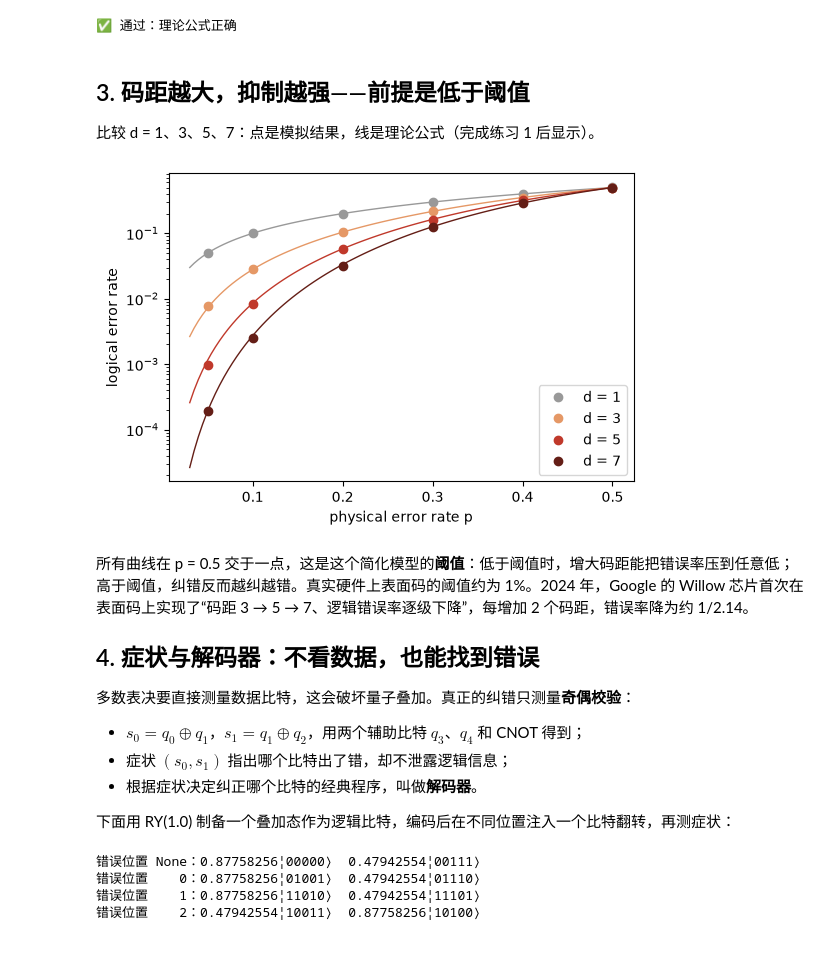
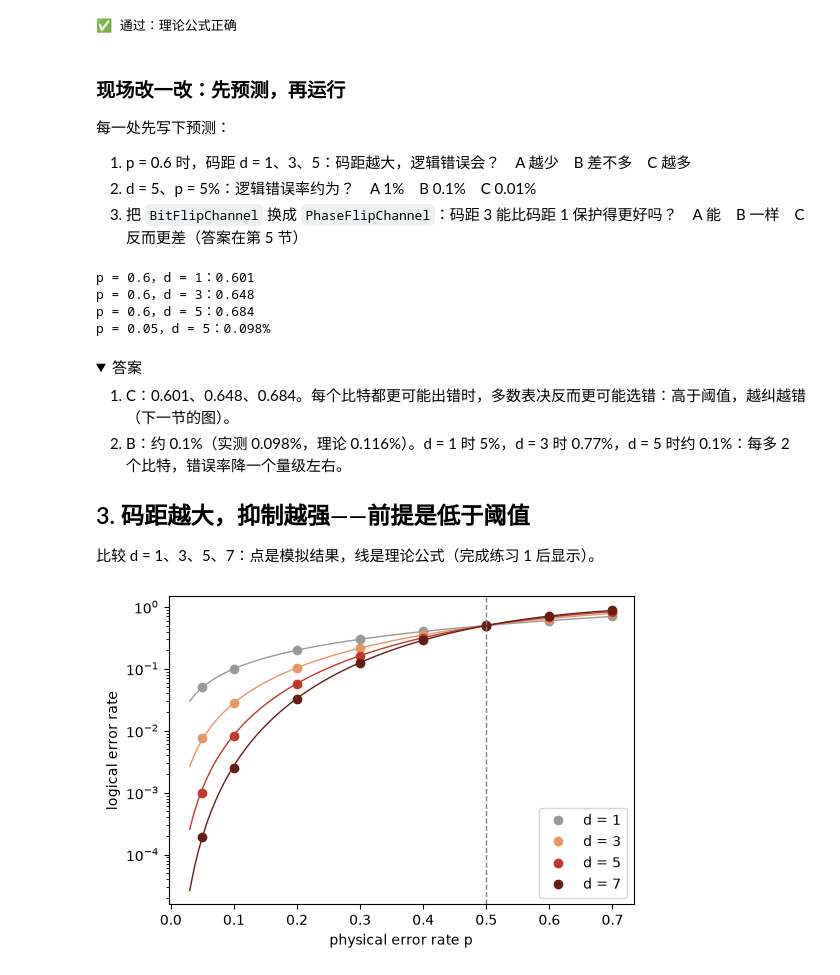
Before and after one commit to MindQuantum-HiQ/mq-env, a Jupyter notebook: solutions/07.噪声与纠错.ipynb, the cells around one changed output. Drawn from its saved outputs; the diff is of its cells as text; code cells hidden in the pictures; folded sections open.

```diff
--- a/solutions/07.噪声与纠错.ipynb
+++ b/solutions/07.噪声与纠错.ipynb
@@ -86,52 +86,45 @@ check.repetition_theory(theory)
 # %% [output]
 ✅ 通过：理论公式正确
 # %% [markdown]
-## 3. 码距越大，抑制越强——前提是低于阈值
+### 现场改一改：先预测，再运行
 
-比较 d = 1、3、5、7：点是模拟结果，线是理论公式（完成练习 1 后显示）。
+每一处先写下预测：
+
+1. p = 0.6 时，码距 d = 1、3、5：码距越大，逻辑错误会？　A 越少　B 差不多　C 越多
+2. d = 5、p = 5%：逻辑错误率约为？　A 1%　B 0.1%　C 0.01%
+3. 把 `BitFlipChannel` 换成 `PhaseFlipChannel`：码距 3 能比码距 1 保护得更好吗？　A 能　B 一样　C 反而更差（答案在第 5 节）
 # %%
-ps = [0.05, 0.1, 0.2, 0.3, 0.4, 0.5]
-plt.figure(figsize=(6, 4))
-for d, color in zip([1, 3, 5, 7], ['0.6', '#e59866', '#c0392b', '#641e16']):
-    plt.semilogy(ps, [logical_error(d, p) for p in ps], 'o', color=color, label=f'd = {d}')
-    if theory(1, 0.1) is not ...:
-        pp = np.linspace(0.03, 0.5, 100)
-        plt.semilogy(pp, [theory(d, p) for p in pp], color=color, lw=1)
-plt.xlabel('physical error rate p')
-plt.ylabel('logical error rate')
-plt.legend()
-plt.show()
+for d in [1, 3, 5]:
+    print(f'p = 0.6，d = {d}：{logical_error(d, 0.6):.3f}')
+print(f'p = 0.05，d = 5：{logical_error(5, 0.05):.3%}')
 # %% [output]
-[figure, removed]
+p = 0.6，d = 1：0.601
+p = 0.6，d = 3：0.648
+p = 0.6，d = 5：0.684
+p = 0.05，d = 5：0.098%
 # %% [markdown]
-所有曲线在 p = 0.5 交于一点，这是这个简化模型的**阈值**：低于阈值时，增大码距能把错误率压到任意低；高于阈值，纠错反而越纠越错。真实硬件上表面码的阈值约为 1%。2024 年，Google 的 Willow 芯片首次在表面码上实现了“码距 3 → 5 → 7、逻辑错误率逐级下降”，每增加 2 个码距，错误率降为约 1/2.14。
+<details><summary>答案</summary>
 
-## 4. 症状与解码器：不看数据，也能找到错误
+1. C：0.601、0.648、0.684。每个比特都更可能出错时，多数表决反而更可能选错：高于阈值，越纠越错（下一节的图）。
+2. B：约 0.1%（实测 0.098%，理论 0.116%）。d = 1 时 5%，d = 3 时 0.77%，d = 5 时约 0.1%：每多 2 个比特，错误率降一个量级左右。
+</details>
 
-多数表决要直接测量数据比特，这会破坏量子叠加。真正的纠错只测量**奇偶校验**：
+## 3. 码距越大，抑制越强——前提是低于阈值
 
-- $s_0 = q_0 \oplus q_1$，$s_1 = q_1 \oplus q_2$，用两个辅助比特 $q_3$、$q_4$ 和 CNOT 得到；
-- 症状 $(s_0, s_1)$ 指出哪个比特出了错，却不泄露逻辑信息；
-- 根据症状决定纠正哪个比特的经典程序，叫做**解码器**。
-
-下面用 RY(1.0) 制备一个叠加态作为逻辑比特，编码后在不同位置注入一个比特翻转，再测症状：
+比较 d = 1、3、5、7：点是模拟结果，线是理论公式（完成练习 1 后显示）。
 # %%
-def encode_and_check(error_on=None):
-    circ = Circuit([RY(1.0).on(0), X.on(1, 0), X.on(2, 0)])  # 编码
-    if error_on is not None:
-        circ += X.on(error_on)                  # 注入一个比特翻转
-    circ += Circuit([X.on(3, 0), X.on(3, 1)])   # s0 = q0 ⊕ q1
-    circ += Circuit([X.on(4, 1), X.on(4, 2)])   # s1 = q1 ⊕ q2
-    return circ
-
-for err in [None, 0, 1, 2]:
-    sim = Simulator('mqvector', 5)
-    sim.apply_circuit(encode_and_check(err))
-    ket = sim.get_qs(ket=True).replace('\n', '  ')
-    print(f'错误位置 {str(err):>4}：{ket}')
+ps = [0.05, 0.1, 0.2, 0.3, 0.4, 0.5, 0.6, 0.7]
+plt.figure(figsize=(6, 4))
+for d, color in zip([1, 3, 5, 7], ['0.6', '#e59866', '#c0392b', '#641e16']):
+    plt.semilogy(ps, [logical_error(d, p) for p in ps], 'o', color=color, label=f'd = {d}')
+    if theory(1, 0.1) is not ...:
+        pp = np.linspace(0.03, 0.7, 100)
+        plt.semilogy(pp, [theory(d, p) for p in pp], color=color, lw=1)
+plt.axvline(0.5, color='0.5', ls='--', lw=1)
+plt.xlabel('physical error rate p')
+plt.ylabel('logical error rate')
+plt.legend()
+plt.show()
 # %% [output]
-错误位置 None：0.87758256¦00000⟩  0.47942554¦00111⟩
-错误位置    0：0.87758256¦01001⟩  0.47942554¦01110⟩
-错误位置    1：0.87758256¦11010⟩  0.47942554¦11101⟩
-错误位置    2：0.47942554¦10011⟩  0.87758256¦10100⟩
+[figure, added]
 # %% [markdown]
```
Also changed, not shown: parts of 9 cells of this notebook, 13 other files.
